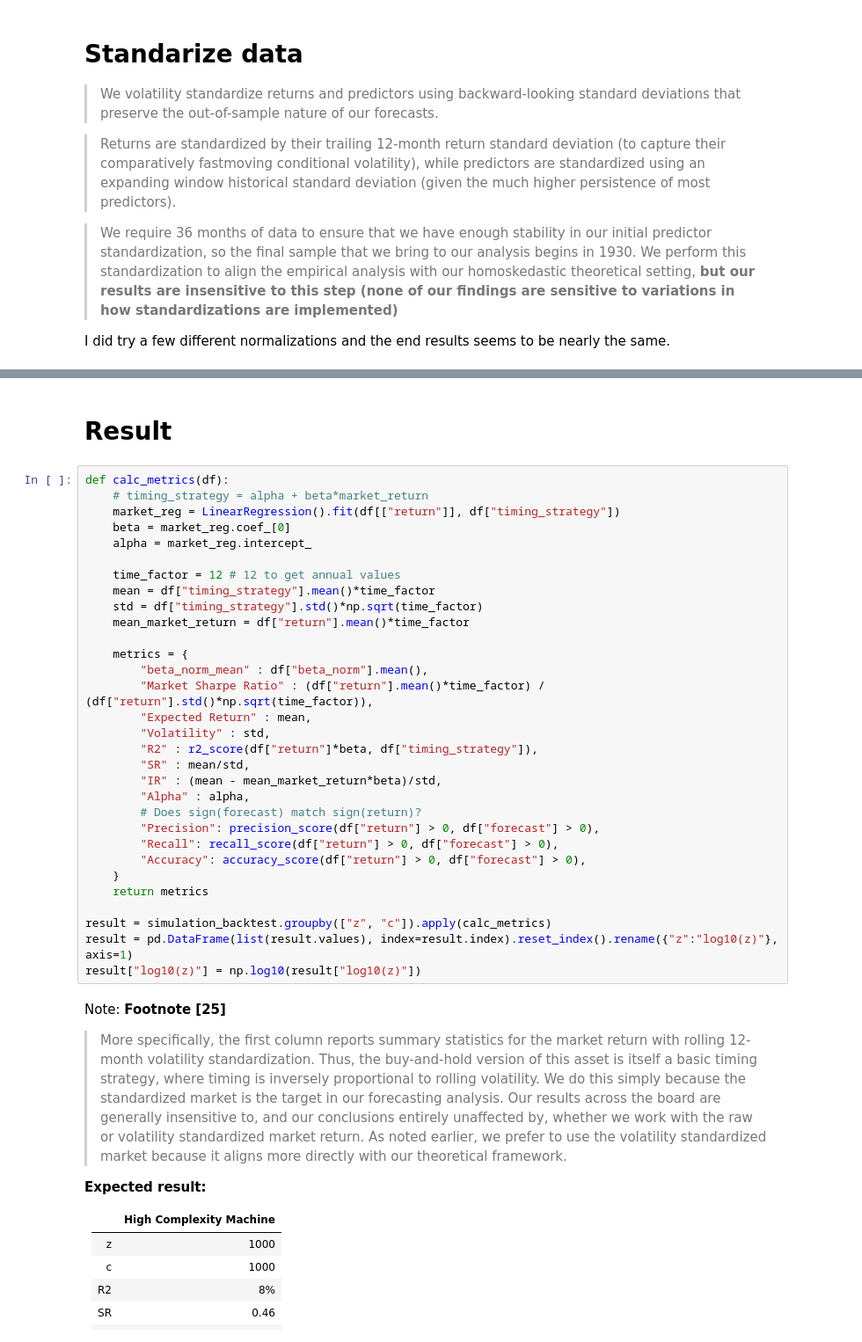
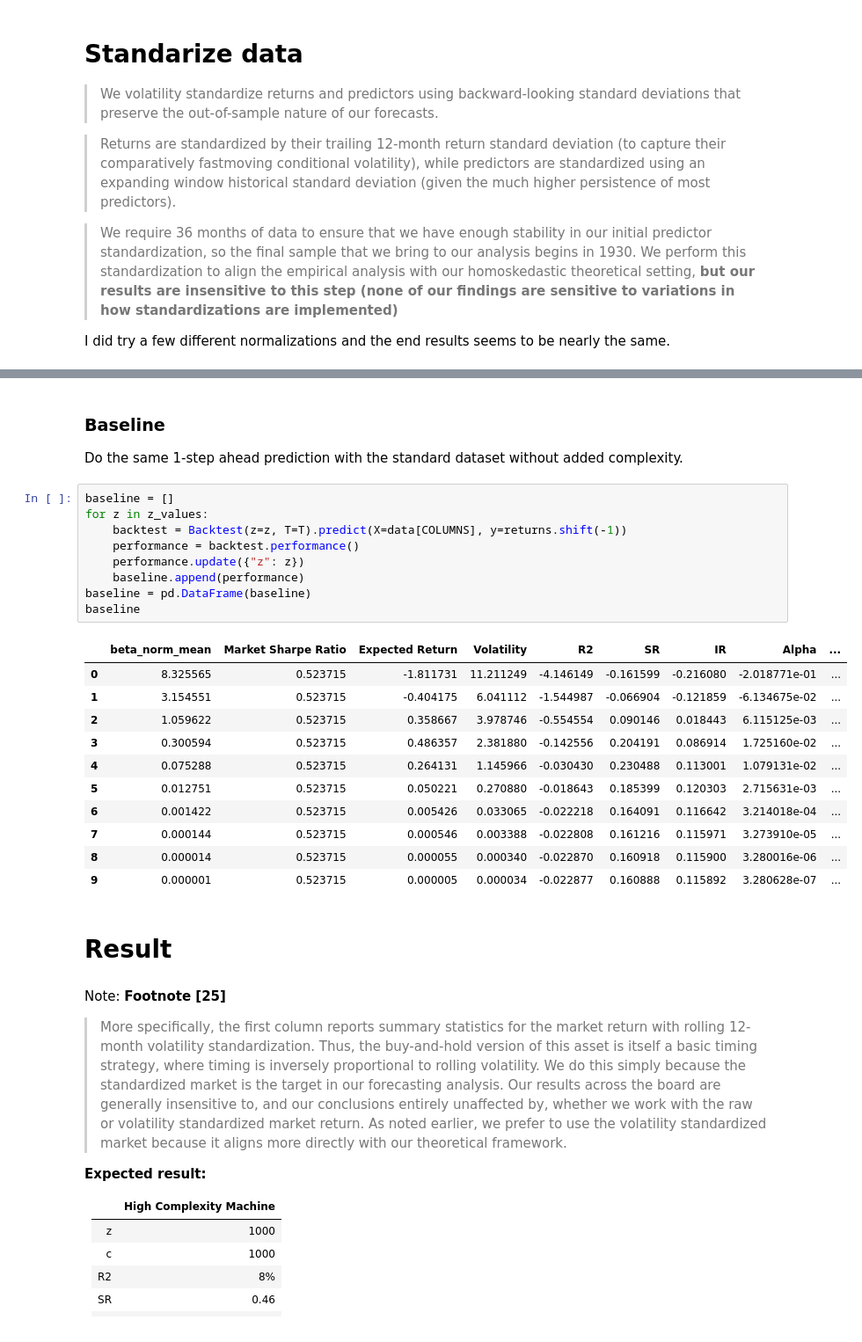
Before and after one commit to nkonts/replication-the-virtue-of-complexity-in-return-prediction, a Jupyter notebook: simulations.ipynb, the cells around one changed output, grey strips where cells are left out. Shown at 88% size. Drawn from its saved outputs; the diff is of its cells as text.

```diff
--- a/simulations.ipynb
+++ b/simulations.ipynb
@@ -149,36 +83,29 @@ simulation_backtest.to_parquet((f"data/simulation_backtest_{last_p}.parquet"))
+# %% [markdown]
+### Baseline
+Do the same 1-step ahead prediction with the standard dataset without added complexity.
+# %%
+baseline = []
+for z in z_values:
+    backtest = Backtest(z=z, T=T).predict(X=data[COLUMNS], y=returns.shift(-1))
+    performance = backtest.performance()
+    performance.update({"z": z})
+    baseline.append(performance)
+baseline = pd.DataFrame(baseline)
+baseline
+# %% [output]
+|  | beta_norm_mean | Market Sharpe Ratio | Expected Return | Volatility | R2 | SR | IR | Alpha | ... |
+| 0 | 8.325565 | 0.523715 | -1.811731 | 11.211249 | -4.146149 | -0.161599 | -0.216080 | -2.018771e-01 | ... |
+| 1 | 3.154551 | 0.523715 | -0.404175 | 6.041112 | -1.544987 | -0.066904 | -0.121859 | -6.134675e-02 | ... |
+| 2 | 1.059622 | 0.523715 | 0.358667 | 3.978746 | -0.554554 | 0.090146 | 0.018443 | 6.115125e-03 | ... |
+| 3 | 0.300594 | 0.523715 | 0.486357 | 2.381880 | -0.142556 | 0.204191 | 0.086914 | 1.725160e-02 | ... |
+| 4 | 0.075288 | 0.523715 | 0.264131 | 1.145966 | -0.030430 | 0.230488 | 0.113001 | 1.079131e-02 | ... |
+| 5 | 0.012751 | 0.523715 | 0.050221 | 0.270880 | -0.018643 | 0.185399 | 0.120303 | 2.715631e-03 | ... |
+| 6 | 0.001422 | 0.523715 | 0.005426 | 0.033065 | -0.022218 | 0.164091 | 0.116642 | 3.214018e-04 | ... |
+| 7 | 0.000144 | 0.523715 | 0.000546 | 0.003388 | -0.022808 | 0.161216 | 0.115971 | 3.273910e-05 | ... |
+| 8 | 0.000014 | 0.523715 | 0.000055 | 0.000340 | -0.022870 | 0.160918 | 0.115900 | 3.280016e-06 | ... |
+| 9 | 0.000001 | 0.523715 | 0.000005 | 0.000034 | -0.022877 | 0.160888 | 0.115892 | 3.280628e-07 | ... |
 # %% [markdown]
 # Result
-# %%
-def calc_metrics(df):
-    # timing_strategy = alpha + beta*market_return
-    market_reg = LinearRegression().fit(df[["return"]], df["timing_strategy"])
-    beta = market_reg.coef_[0]
-    alpha = market_reg.intercept_
-
-    time_factor = 12 # 12 to get annual values
-    mean = df["timing_strategy"].mean()*time_factor
-    std = df["timing_strategy"].std()*np.sqrt(time_factor)
-    mean_market_return = df["return"].mean()*time_factor
-
-    metrics = {
-        "beta_norm_mean" : df["beta_norm"].mean(),
-        "Market Sharpe Ratio" : (df["return"].mean()*time_factor) / (df["return"].std()*np.sqrt(time_factor)),
-        "Expected Return" : mean,
-        "Volatility" : std,
-        "R2" : r2_score(df["return"]*beta, df["timing_strategy"]),
-        "SR" : mean/std,
-        "IR" : (mean - mean_market_return*beta)/std,
-        "Alpha" : alpha,
-        # Does sign(forecast) match sign(return)?
-        "Precision": precision_score(df["return"] > 0, df["forecast"] > 0),
-        "Recall": recall_score(df["return"] > 0, df["forecast"] > 0),
-        "Accuracy": accuracy_score(df["return"] > 0, df["forecast"] > 0),
-    }
-    return metrics
-
-result = simulation_backtest.groupby(["z", "c"]).apply(calc_metrics)
-result = pd.DataFrame(list(result.values), index=result.index).reset_index().rename({"z":"log10(z)"}, axis=1)
-result["log10(z)"] = np.log10(result["log10(z)"])
 # %% [markdown]
 Note: **Footnote [25]**
 > More specifically, the first column reports summary statistics for the market return with rolling 12-month volatility standardization. Thus, the buy-and-hold version of this asset is itself a basic timing strategy, where timing is inversely proportional to rolling volatility. We do this simply because the standardized market is the target in our forecasting analysis. Our results across the board are generally insensitive to, and our conclusions entirely unaffected by, whether we work with the raw or volatility standardized market return. As noted earlier, we prefer to use the volatility standardized market because it aligns more directly with our theoretical framework.
```
Also changed, not shown: parts of 19 cells of this notebook, 6 other files.
